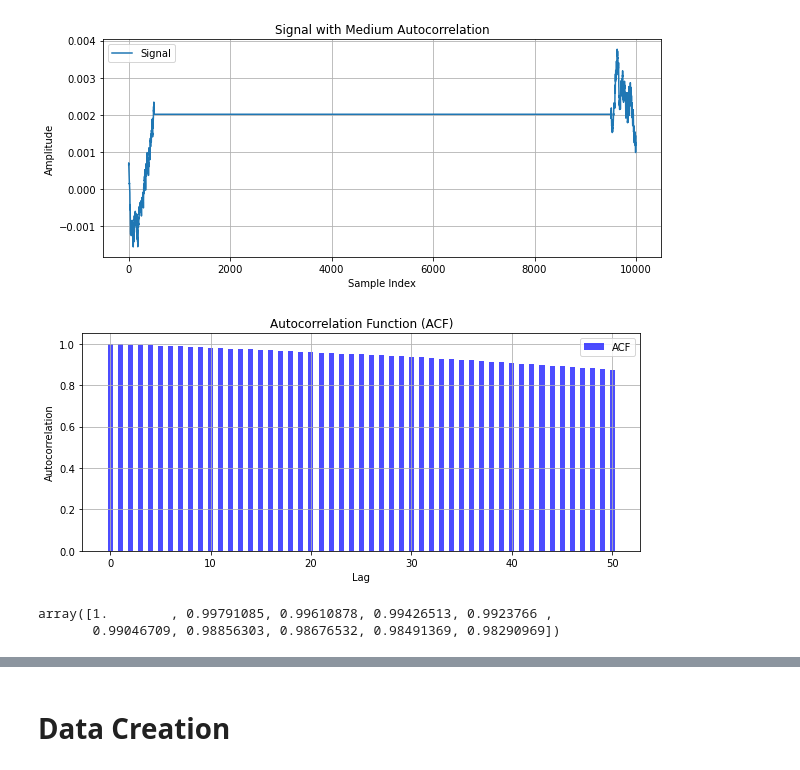
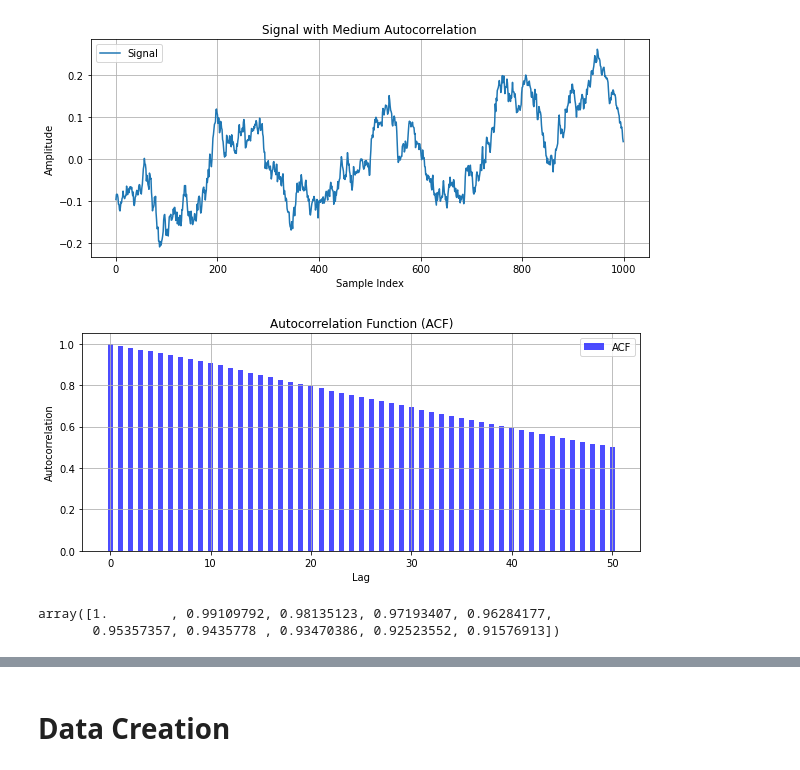
Before and after one commit to SaharGholipour/short_projects, a Jupyter notebook: randomVar_modelTraining.ipynb, the cells around one changed output, grey strips where cells are left out. Saved outputs shown, nothing was run; the diff lists cells and outputs as text; code cells hidden in the pictures.

```diff
--- a/randomVar_modelTraining.ipynb
+++ b/randomVar_modelTraining.ipynb
@@ -137,35 +159,37 @@ def generate_signal(length=1000, correlation_window=10):
         correlation_window (int): Size of the window for the moving average to control correlation strength.
 
     Returns:
         np.ndarray: Signal with medium autocorrelation.
+
+    *Note*: the "correlation_window" must be less than the "length"
     """
     # Generate random noise
     noise = np.random.normal(0, 1, length)
 
     # Create a moving average filter
     window = np.ones(correlation_window) / correlation_window
 
     # Apply the moving average filter to introduce correlation
     signal = np.convolve(noise, window, mode='same')
 
     return signal
 
 # Generate the signal
-signal = generate_signal(length=1000, correlation_window=10000)
+signal = generate_signal(length=1000, correlation_window=100)
 noise = np.random.normal(0, 1, 1000)
 
 # Plot the signal
 plt.figure(figsize=(10, 4))
 # plt.plot(np.random.normal(0, 1, 1000))
 plt.plot(signal, label="Signal")
 plt.title("Signal with Medium Autocorrelation")
 plt.xlabel("Sample Index")
 plt.ylabel("Amplitude")
 plt.legend()
 plt.grid()
 plt.show()
 # %% [output]
-[figure, old version]
+[figure, new version]
 # %%
 # Calculate the ACF of the signal
 lags = 50  # Number of lags to compute
@@ -182,8 +206,8 @@ plt.legend()
 plt.show()
 
 # Display the ACF values for the first few lags
-autocorr_values[:10]  # Show ACF values for lags 0 through 9
+# autocorr_values[:10]  # Show ACF values for lags 0 through 9
 # %% [output]
-[figure, old version]
+[figure, new version]
-array([1.        , 0.99791085, 0.99610878, 0.99426513, 0.9923766 ,
-       0.99046709, 0.98856303, 0.98676532, 0.98491369, 0.98290969])
+array([1.        , 0.99109792, 0.98135123, 0.97193407, 0.96284177,
+       0.95357357, 0.9435778 , 0.93470386, 0.92523552, 0.91576913])
```
Also changed, not shown: parts of 11 cells of this notebook.
